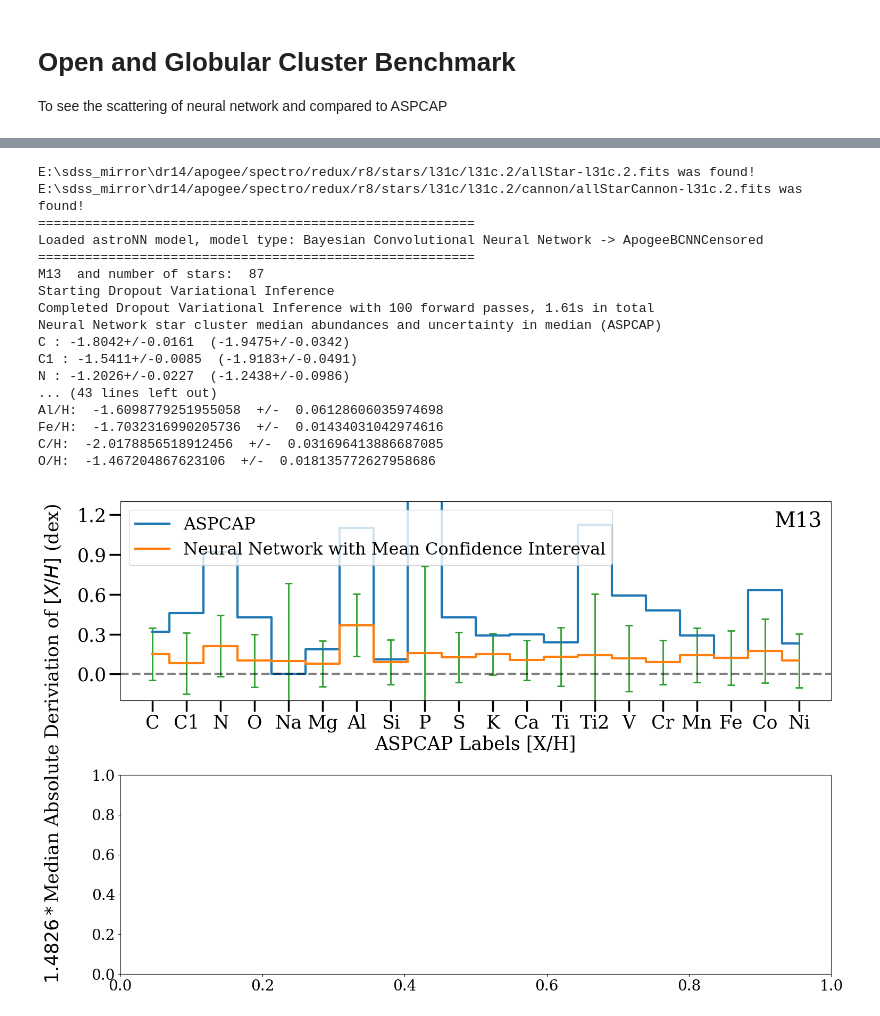
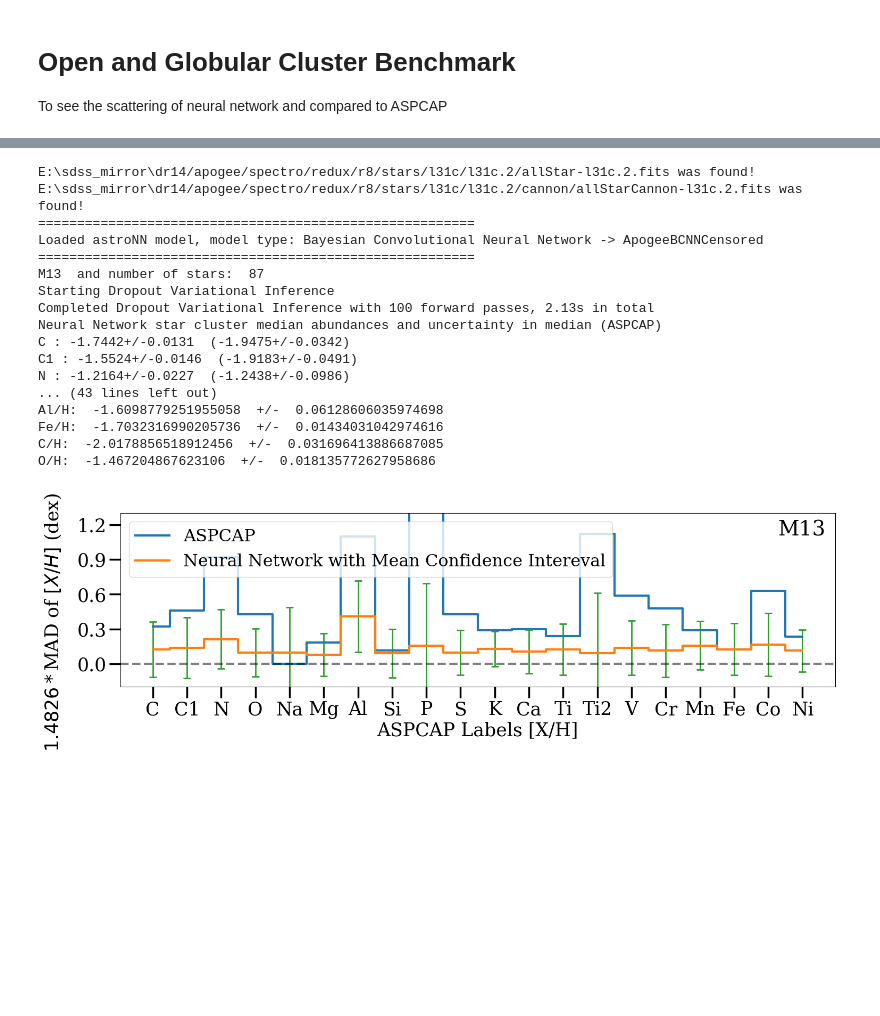
Before and after one commit to henrysky/astroNN_spectra_paper_figures, a Jupyter notebook: Open_Globular_Cluster_Benchmark.ipynb, the cells around one changed output, grey strips where cells are left out. Cells and saved outputs as stored; diff of their text form; code cells hidden in the pictures; blank space fills up the shorter version.

```diff
--- a/Open_Globular_Cluster_Benchmark.ipynb
+++ b/Open_Globular_Cluster_Benchmark.ipynb
@@ -29,7 +29,7 @@ def apstar_normalization(spectra, spectra_err, _spec_mask):
     return apogee_continuum(spectra=spectra, spectra_err=spectra_err, cont_mask=None, deg=2, dr=14, bitmask=_spec_mask)
 
 # load the trained neural network model described in the paper
-bcnn = load_folder('astroNN_0605_run007')
+bcnn = load_folder('astroNN_0617_run001')
 targetname = bcnn.targetname  # find out which neural repsondable to what
 
 # load open cluster data
@@ -230,7 +231,7 @@ def apstar_normalization(spectra, spectra_err, _spec_mask):
     return apogee_continuum(spectra=spectra, spectra_err=spectra_err, cont_mask=None, deg=2, dr=14, bitmask=_spec_mask)
 
 # load the trained neural network model described in the paper
-bcnn = load_folder('astroNN_0605_run007')
+bcnn = load_folder('astroNN_0617_run001')
 targetname = bcnn.targetname[2:]  # find out which neural repsondable to what
 
 # load open cluster data
@@ -322,58 +323,58 @@ print('O/H: ', np.median(cannon_result_o, axis=0), ' +/- ', mad_std(cannon_resul
 ml = MultipleLocator(0.04)
 
 # setup plots
-f, ax = plt.subplots(2, figsize=(15,10), dpi=100)
+f, ax = plt.subplots(1, figsize=(15,5), dpi=100)
 
-ax[0].plot(m13_aspcap, ls='steps-mid', linewidth=3., label='ASPCAP')
-ax[0].plot(m13_nn_scatter, ls='steps-mid', linewidth=3., label='Neural Network with Mean Confidence Intereval')
-ax[0].errorbar(np.arange(20), m13_nn_scatter, yerr=m13_nn_m_uncer, linestyle='None', capsize=5, elinewidth=2., capthick=2.)
-ax[0].legend(loc='upper left', fontsize=23)
+ax.plot(m13_aspcap, ls='steps-mid', linewidth=3., label='ASPCAP')
+ax.plot(m13_nn_scatter, ls='steps-mid', linewidth=3., label='Neural Network with Mean Confidence Intereval')
+ax.errorbar(np.arange(20), m13_nn_scatter, yerr=m13_nn_m_uncer, linestyle='None', capsize=5, elinewidth=2., capthick=2.)
+ax.legend(loc='upper left', fontsize=23)
 
-ax[0].annotate("M13", xy=(0.92,0.87),xycoords='axes fraction', fontsize=28)
-ax[0].set_xlabel('ASPCAP Labels [X/H]', fontsize=25)
-ax[0].set_ylim((-0.20, 1.3))
-ax[0].set_xticks(np.arange(len([xn for xn in targetname])))
-ax[0].set_xticklabels([f"{xn}" for xn in targetname])
-ax[0].tick_params(labelsize=25, width=2.5, length=15, which='major')
-ax[0].yaxis.set_major_locator(MultipleLocator(0.3))
-ax[0].axhline(0.00, ls='--', c='k', lw=3., alpha=0.5)
+ax.annotate("M13", xy=(0.92,0.87),xycoords='axes fraction', fontsize=28)
+ax.set_xlabel('ASPCAP Labels [X/H]', fontsize=25)
+ax.set_ylim((-0.20, 1.3))
+ax.set_xticks(np.arange(len([xn for xn in targetname])))
+ax.set_xticklabels([f"{xn}" for xn in targetname])
+ax.tick_params(labelsize=25, width=2.5, length=15, which='major')
+ax.yaxis.set_major_locator(MultipleLocator(0.3))
+ax.axhline(0.00, ls='--', c='k', lw=3., alpha=0.5)
 
-f.text(-0.01, 0.5, '$1.4826*$'+'Median Absolute Deriviation of '+'$[X/H]$'+' (dex)', ha='center',
+f.text(-0.01, 0.5, '$1.4826*$'+'MAD of '+'$[X/H]$'+' (dex)', ha='center',
        va='center', fontdict={'fontsize':25}, rotation='vertical')
 f.tight_layout()
 
 f.savefig('m13.png')
 
 f, ax = plt.subplots(1, figsize=(15,10), dpi=100)
 
 ax.scatter(aspcap_result[:, 5], aspcap_result[:, 6], label='ASPCAP')
 ax.scatter(pred[:,7], pred[:,8], label='Neural Network')
 ax.scatter(cannon_result_mg, cannon_result_al, marker='v', alpha=0.8, label='Cannon DR14')
 
 ax.set_xlim((-2.5,-0.0))
 ax.set_ylim((-2.5,-0.0))
 ax.legend(loc='best')
 ax.set_xlabel(r"$[Mg/H]$")
 ax.set_ylabel(r"$[Al/H]$")
 f.tight_layout()
 
 f.savefig('m13_al_mg.png')
 # %% [output]
 E:\sdss_mirror\dr14/apogee/spectro/redux/r8/stars/l31c/l31c.2/allStar-l31c.2.fits was found!
 E:\sdss_mirror\dr14/apogee/spectro/redux/r8/stars/l31c/l31c.2/cannon/allStarCannon-l31c.2.fits was found!
 ========================================================
 Loaded astroNN model, model type: Bayesian Convolutional Neural Network -> ApogeeBCNNCensored
 ========================================================
 M13  and number of stars:  87
 Starting Dropout Variational Inference
-Completed Dropout Variational Inference with 100 forward passes, 1.61s in total
+Completed Dropout Variational Inference with 100 forward passes, 2.13s in total
 Neural Network star cluster median abundances and uncertainty in median (ASPCAP)
-C : -1.8042+/-0.0161  (-1.9475+/-0.0342)
-C1 : -1.5411+/-0.0085  (-1.9183+/-0.0491)
-N : -1.2026+/-0.0227  (-1.2438+/-0.0986)
+C : -1.7442+/-0.0131  (-1.9475+/-0.0342)
+C1 : -1.5524+/-0.0146  (-1.9183+/-0.0491)
+N : -1.2164+/-0.0227  (-1.2438+/-0.0986)
 ... (43 lines left out)
 Al/H:  -1.6098779251955058  +/-  0.06128606035974698
 Fe/H:  -1.7032316990205736  +/-  0.01434031042974616
 C/H:  -2.0178856518912456  +/-  0.031696413886687085
 O/H:  -1.467204867623106  +/-  0.018135772627958686
-[figure, old version]
+[figure, new version]
```
Also changed, not shown: parts of 2 cells of this notebook, 10 other files.
